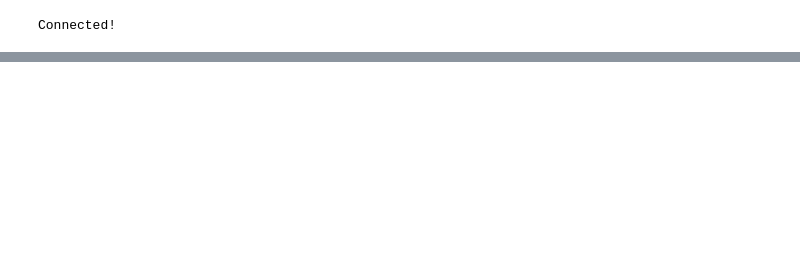
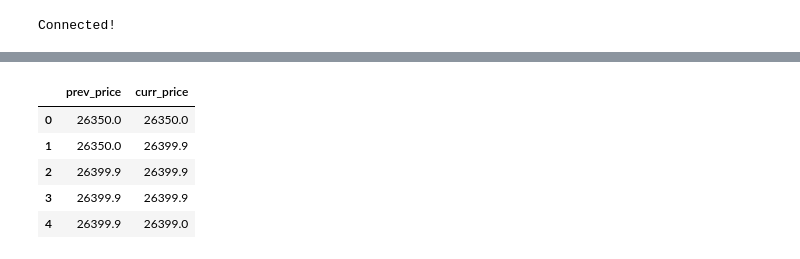
Before and after one commit to fabio-stein/GBot, a Jupyter notebook: notebook/analyser.ipynb, the cells around one changed output, grey strips where cells are left out. Saved outputs shown, nothing was run; the diff lists cells and outputs as text; code cells hidden in the pictures; blank space fills up the shorter version.

```diff
--- a/notebook/analyser.ipynb
+++ b/notebook/analyser.ipynb
@@ -38,21 +54,30 @@ price_prediction.plot(ax=ax, x="bpp_prediction_created_timestamp",y="bpp_predict
 # %%
-def preprocess_features(trade_history):
-  selected_features = trade_history[
-    ["bth_price"]]
+def preprocess_features(priceinfo):
+  selected_features = priceinfo[
+    ["prev_price","curr_price"]]
   processed_features = selected_features.copy()
   return processed_features
 
-def preprocess_targets(trade_history):
-  output_targets = trade_history[
-    ["bth_price"]]
+def preprocess_targets(priceinfo):
+  output_targets = priceinfo[
+    ["next_price"]]
   output_targets = output_targets.copy()
   return output_targets
 # %%
-training_examples = preprocess_features(trade_history.head(300))
-training_targets = preprocess_targets(trade_history.head(300))
+training_examples = preprocess_features(priceinfo.head(300))
+training_targets = preprocess_targets(priceinfo.head(300))
 
-validation_examples = preprocess_features(trade_history.tail(100))
-validation_targets = preprocess_targets(trade_history.tail(100))
+validation_examples = preprocess_features(priceinfo.tail(100))
+validation_targets = preprocess_targets(priceinfo.tail(100))
+
+training_examples.head(5)
+# %% [output]
+|  | prev_price | curr_price |
+| 0 | 26350.0 | 26350.0 |
+| 1 | 26350.0 | 26399.9 |
+| 2 | 26399.9 | 26399.9 |
+| 3 | 26399.9 | 26399.9 |
+| 4 | 26399.9 | 26399.0 |
 # %%
 def construct_feature_columns(input_features):
   """Construct the TensorFlow Feature Columns.
```
Also changed, not shown: parts of 6 cells of this notebook.
